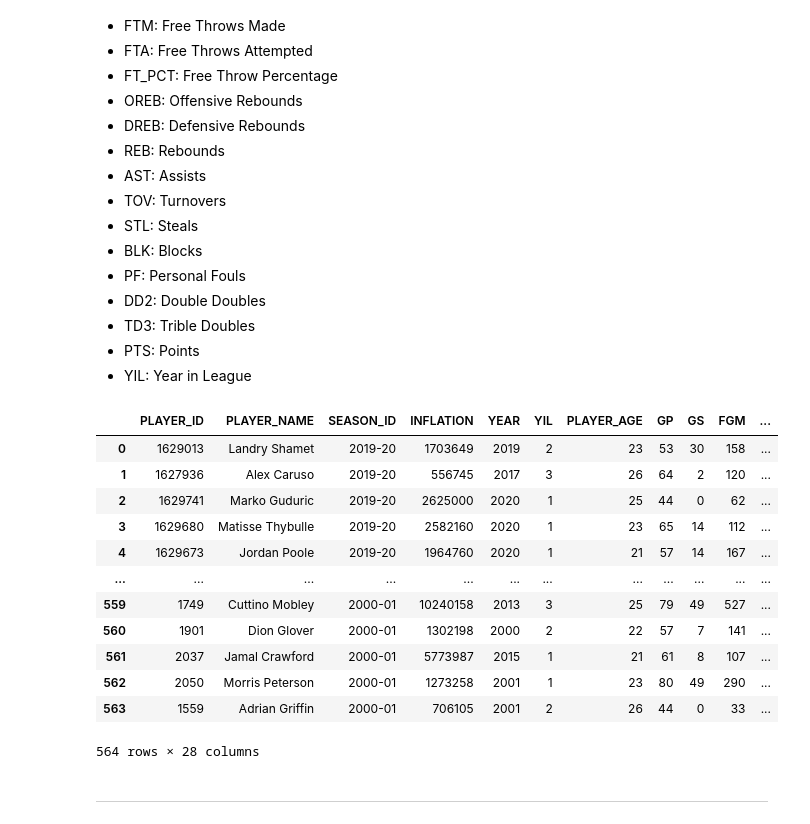
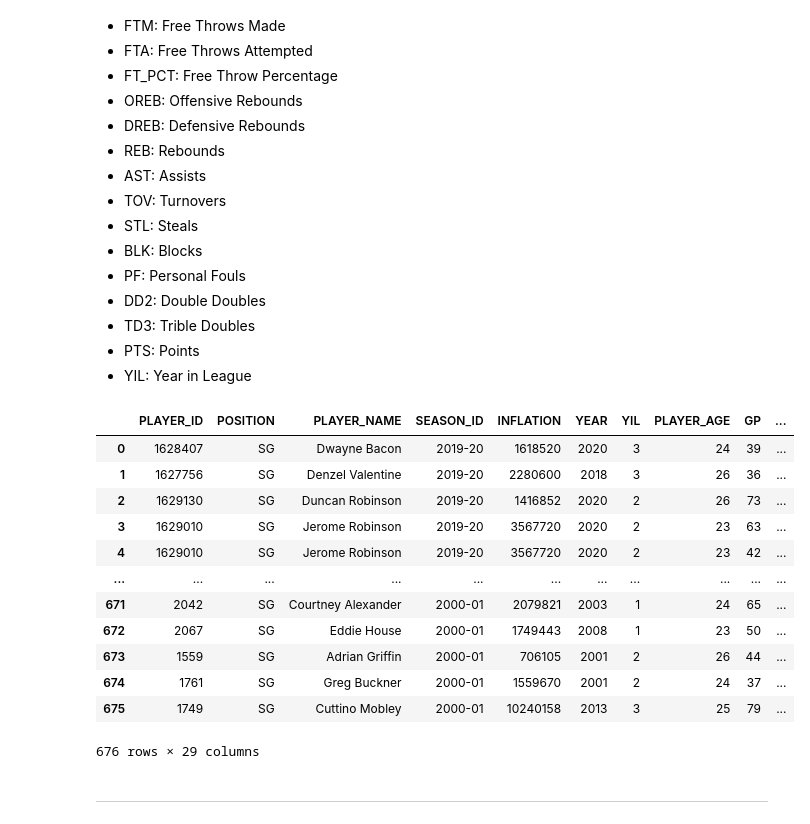
Before and after one commit to Fabiola-C14/Final-Project-NBA-Analysis, a Jupyter notebook: group_files/cpompa/notebooks/nba-ml-multi-linear-regression.ipynb, the cells around one changed output. Saved outputs shown, nothing was run; the diff lists cells and outputs as text; code cells hidden in the pictures.

```diff
--- a/group_files/cpompa/notebooks/nba-ml-multi-linear-regression.ipynb
+++ b/group_files/cpompa/notebooks/nba-ml-multi-linear-regression.ipynb
@@ -67,25 +75,40 @@ default = pd.read_json(data).copy()
+# %%
+# default
+# default = default[default['GP'] > 40]
+# SG
+default = default[(default['POSITION'] == 'SG') & (default['GP'] > 28)]
+
+
+default = default[[ 'PLAYER_ID', 'POSITION', 'PLAYER_NAME', 'SEASON_ID','INFLATION','YEAR','YIL', 'PLAYER_AGE', 'GP', 'GS',
+         'FGM', 'FGA', 'FG_PCT', 'FG3M', 'FG3A', 'FG3_PCT', 'FTM', 'FTA',
+       'FT_PCT', 'OREB', 'DREB', 'REB', 'AST', 'STL', 'BLK', 'TOV', 'PF',
+       'PTS', 'MIN']].sort_values(by='SEASON_ID', ascending=False)
+default = default.drop_duplicates(subset=['SEASON_ID','PLAYER_AGE','GP','GS','MIN'], keep='first').reset_index(drop=True)
+pd.set_option('display.max_columns', None)
+default = default.copy()
+default
+# %% [output]
+|  | PLAYER_ID | POSITION | PLAYER_NAME | SEASON_ID | INFLATION | YEAR | YIL | PLAYER_AGE | GP | ... |
+| 0 | 1628407 | SG | Dwayne Bacon | 2019-20 | 1618520 | 2020 | 3 | 24 | 39 | ... |
+| 1 | 1627756 | SG | Denzel Valentine | 2019-20 | 2280600 | 2018 | 3 | 26 | 36 | ... |
+| 2 | 1629130 | SG | Duncan Robinson | 2019-20 | 1416852 | 2020 | 2 | 26 | 73 | ... |
+| 3 | 1629010 | SG | Jerome Robinson | 2019-20 | 3567720 | 2020 | 2 | 23 | 63 | ... |
+| 4 | 1629010 | SG | Jerome Robinson | 2019-20 | 3567720 | 2020 | 2 | 23 | 42 | ... |
+| ... | ... | ... | ... | ... | ... | ... | ... | ... | ... | ... |
+| 671 | 2042 | SG | Courtney Alexander | 2000-01 | 2079821 | 2003 | 1 | 24 | 65 | ... |
+| 672 | 2067 | SG | Eddie House | 2000-01 | 1749443 | 2008 | 1 | 23 | 50 | ... |
+| 673 | 1559 | SG | Adrian Griffin | 2000-01 | 706105 | 2001 | 2 | 26 | 44 | ... |
+| 674 | 1761 | SG | Greg Buckner | 2000-01 | 1559670 | 2001 | 2 | 24 | 37 | ... |
+| 675 | 1749 | SG | Cuttino Mobley | 2000-01 | 10240158 | 2013 | 3 | 25 | 79 | ... |
+676 rows × 29 columns
 # %%
-# SG
-sg = default[(default['POSITION'] == 'SG') & (default['GP'] > 40)]
-sg = sg.drop(columns=['POSITION'])
-sg = sg[[ 'PLAYER_ID', 'PLAYER_NAME', 'SEASON_ID','INFLATION','YEAR','YIL', 'PLAYER_AGE', 'GP', 'GS',
-         'FGM', 'FGA', 'FG_PCT', 'FG3M', 'FG3A', 'FG3_PCT', 'FTM', 'FTA',
-       'FT_PCT', 'OREB', 'DREB', 'REB', 'AST', 'STL', 'BLK', 'TOV', 'PF',
-       'PTS', 'MIN']].sort_values(by='SEASON_ID', ascending=False)
-sg = sg.drop_duplicates(subset=['SEASON_ID','PLAYER_AGE','GP','GS','MIN'], keep='first').reset_index(drop=True)
-pd.set_option('display.max_columns', None)
-sg.copy()
+# # SG
+# sg = default[(default['POSITION'] == 'SG') & (default['GP'] > 40)]
+# # sg = sg.drop(columns=['POSITION'])
+# sg = sg[[ 'PLAYER_ID', 'PLAYER_NAME', 'SEASON_ID','INFLATION', 'PLAYER_AGE','YEAR','YIL', 'GP', 'GS',
+#          'FGM', 'FGA', 'FG_PCT', 'FG3M', 'FG3A', 'FG3_PCT', 'FTM', 'FTA',
+#        'FT_PCT', 'OREB', 'DREB', 'REB', 'AST', 'STL', 'BLK', 'TOV', 'PF',
+#        'PTS', 'MIN']].sort_values(by='SEASON_ID', ascending=False)
+# sg = sg.drop_duplicates(subset=['SEASON_ID','PLAYER_AGE','GP','GS','MIN'], keep='first').reset_index(drop=True)
+# pd.set_option('display.max_columns', None)
+# sg.copy()
-# %% [output]
-|  | PLAYER_ID | PLAYER_NAME | SEASON_ID | INFLATION | YEAR | YIL | PLAYER_AGE | GP | GS | FGM | ... |
-| 0 | 1629013 | Landry Shamet | 2019-20 | 1703649 | 2019 | 2 | 23 | 53 | 30 | 158 | ... |
-| 1 | 1627936 | Alex Caruso | 2019-20 | 556745 | 2017 | 3 | 26 | 64 | 2 | 120 | ... |
-| 2 | 1629741 | Marko Guduric | 2019-20 | 2625000 | 2020 | 1 | 25 | 44 | 0 | 62 | ... |
-| 3 | 1629680 | Matisse Thybulle | 2019-20 | 2582160 | 2020 | 1 | 23 | 65 | 14 | 112 | ... |
-| 4 | 1629673 | Jordan Poole | 2019-20 | 1964760 | 2020 | 1 | 21 | 57 | 14 | 167 | ... |
-| ... | ... | ... | ... | ... | ... | ... | ... | ... | ... | ... | ... |
-| 559 | 1749 | Cuttino Mobley | 2000-01 | 10240158 | 2013 | 3 | 25 | 79 | 49 | 527 | ... |
-| 560 | 1901 | Dion Glover | 2000-01 | 1302198 | 2000 | 2 | 22 | 57 | 7 | 141 | ... |
-| 561 | 2037 | Jamal Crawford | 2000-01 | 5773987 | 2015 | 1 | 21 | 61 | 8 | 107 | ... |
-| 562 | 2050 | Morris Peterson | 2000-01 | 1273258 | 2001 | 1 | 23 | 80 | 49 | 290 | ... |
-| 563 | 1559 | Adrian Griffin | 2000-01 | 706105 | 2001 | 2 | 26 | 44 | 0 | 33 | ... |
-564 rows × 28 columns
```
Also changed, not shown: parts of 31 cells of this notebook.
